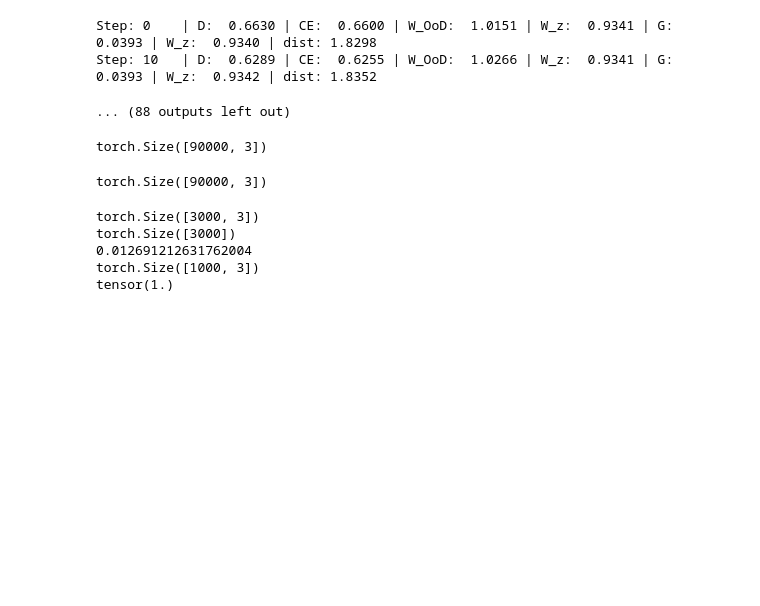
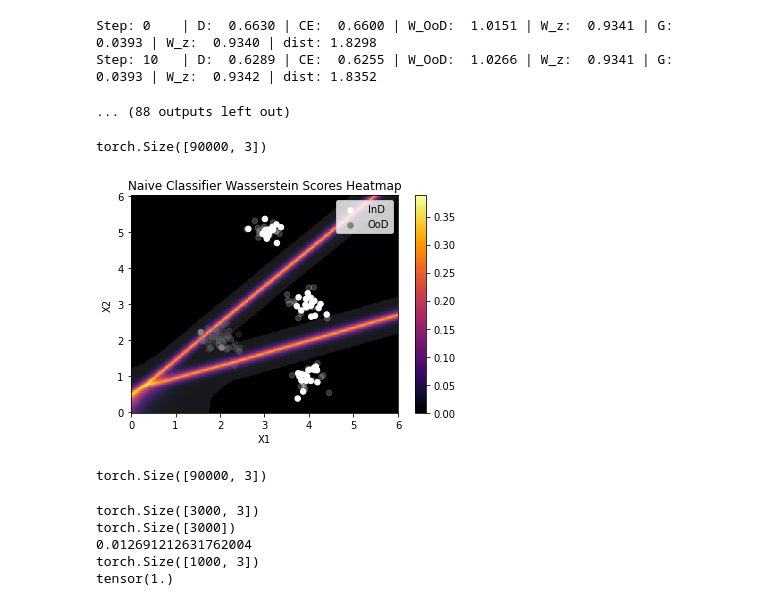
Before and after one commit to Xiaoyang-Song/Out-of-Distribution-GANs, a Jupyter notebook: Notebooks/simulation.ipynb, the cells around one changed output. Saved outputs shown, nothing was run; the diff lists cells and outputs as text; code cells hidden in the pictures; blank space fills up the shorter version.

```diff
--- a/Notebooks/simulation.ipynb
+++ b/Notebooks/simulation.ipynb
@@ -249,21 +252,22 @@ torch.Size([90000, 3])
 # %%
-threshold =calculate_accuracy(D=D, ind=IND_X, ood=OOD_X, tnr=0.99)
-mask = si > threshold
 plt.pcolormesh(xi, yi, si.reshape((m, m)).T, shading='auto',cmap='inferno', alpha=1)
 plt.colorbar()
 plt.pcolormesh(xi, yi, mask.reshape((m, m)).T, shading='auto',cmap='gray', alpha=0.1)
 # InD and OoD
+n_ind, n_ood = 50, 50,
 ind_idx = np.random.choice(len(IND_X), n_ind, replace=False)
-ood_idx = np.random.choice(len(OOD_X), n_ind, replace=False)
+ood_idx = np.random.choice(len(OOD_X), n_ood, replace=False)
 plt.scatter(IND_X[:,0][ind_idx], IND_X[:,1][ind_idx], c='white', label ="InD", sizes=[30]*len(IND_X), alpha=1)
-plt.scatter(OOD_BATCH[:,0], OOD_BATCH[:,1], c='navy', label="OoD", sizes=[30]*len(OOD_X), alpha=1)
+plt.scatter(OOD_BATCH[:,0], OOD_BATCH[:,1], c='gray', label="OoD", sizes=[30]*len(OOD_X), alpha=1)
 plt.scatter(IND_X_TEST[:,0][ind_idx], IND_X_TEST[:,1][ind_idx], c='white', sizes=[30]*len(IND_X), alpha=0.2)
-plt.scatter(OOD_X[:,0][ood_idx], OOD_X[:,1][ood_idx], c='navy', sizes=[30]*len(OOD_X), alpha=0.2)
+plt.scatter(OOD_X[:,0][ood_idx], OOD_X[:,1][ood_idx], c='gray', sizes=[30]*len(OOD_X), alpha=0.2)
 plt.title(f"Naive Classifier Wasserstein Scores Heatmap")
 plt.xlabel("X1")
 plt.ylabel("X2")
 plt.legend()
-plt.savefig(f"simulation_log/plot/example_wood.jpg", dpi=1000)
+plt.savefig(f"simulation_log/plot/example_naive.jpg", dpi=1000)
+# %% [output]
+[figure, added]
 # %%
 m, n_ind, n_ood = 300, 25, 25
 xi = np.linspace(0, 6, m, endpoint=True)
```
Also changed, not shown: parts of 1 cell of this notebook, 11 other files.
